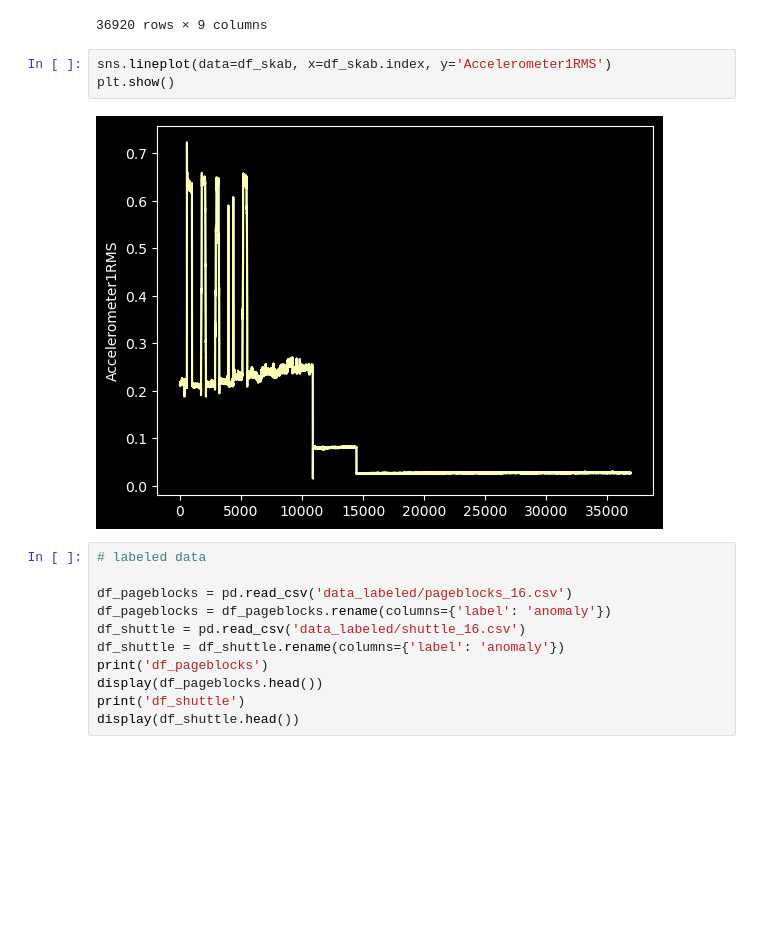
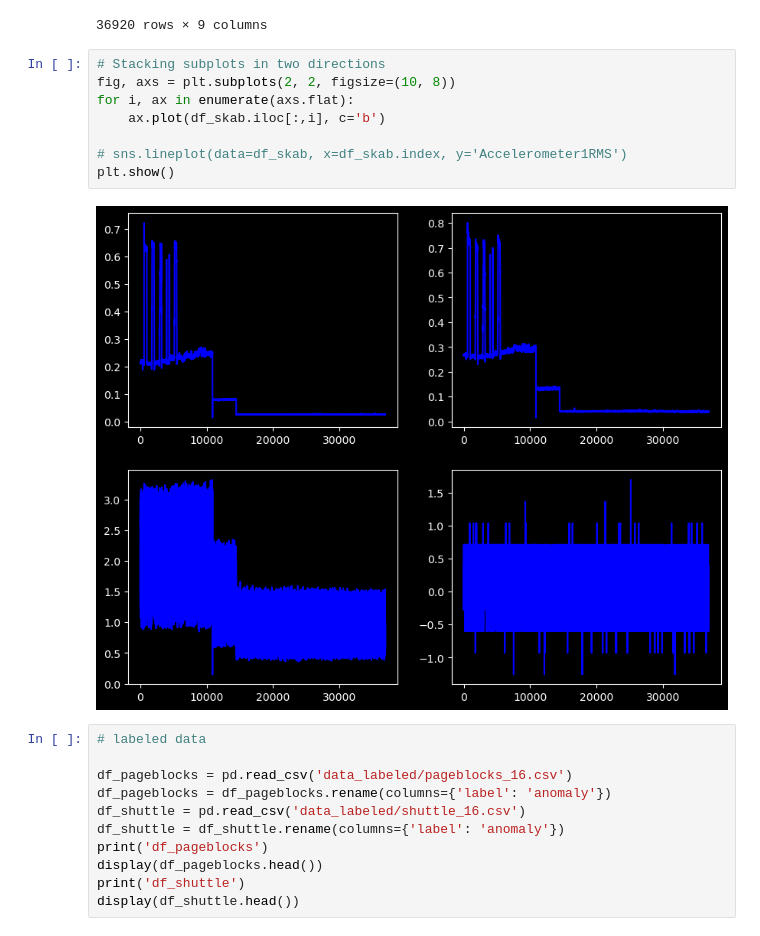
Before and after one commit to rufous86/novelty_detection, a Jupyter notebook: pipeline.ipynb, the cells around one changed output. Cells and saved outputs as stored; diff of their text form; blank space fills up the shorter version.

```diff
--- a/pipeline.ipynb
+++ b/pipeline.ipynb
@@ -137,10 +137,15 @@ display(df_skab)
 | 36919 | 0.027102 | 0.039890 | 0.558126 | -0.273216 | 69.7253 | 24.0972 | 219.653 | ... |
 36920 rows × 9 columns
 # %%
-sns.lineplot(data=df_skab, x=df_skab.index, y='Accelerometer1RMS')
+# Stacking subplots in two directions
+fig, axs = plt.subplots(2, 2, figsize=(10, 8))
+for i, ax in enumerate(axs.flat):
+    ax.plot(df_skab.iloc[:,i], c='b')
+
+# sns.lineplot(data=df_skab, x=df_skab.index, y='Accelerometer1RMS')
 plt.show()
 # %% [output]
-[figure, old version]
+[figure, new version]
 # %%
 # labeled data
 
```
